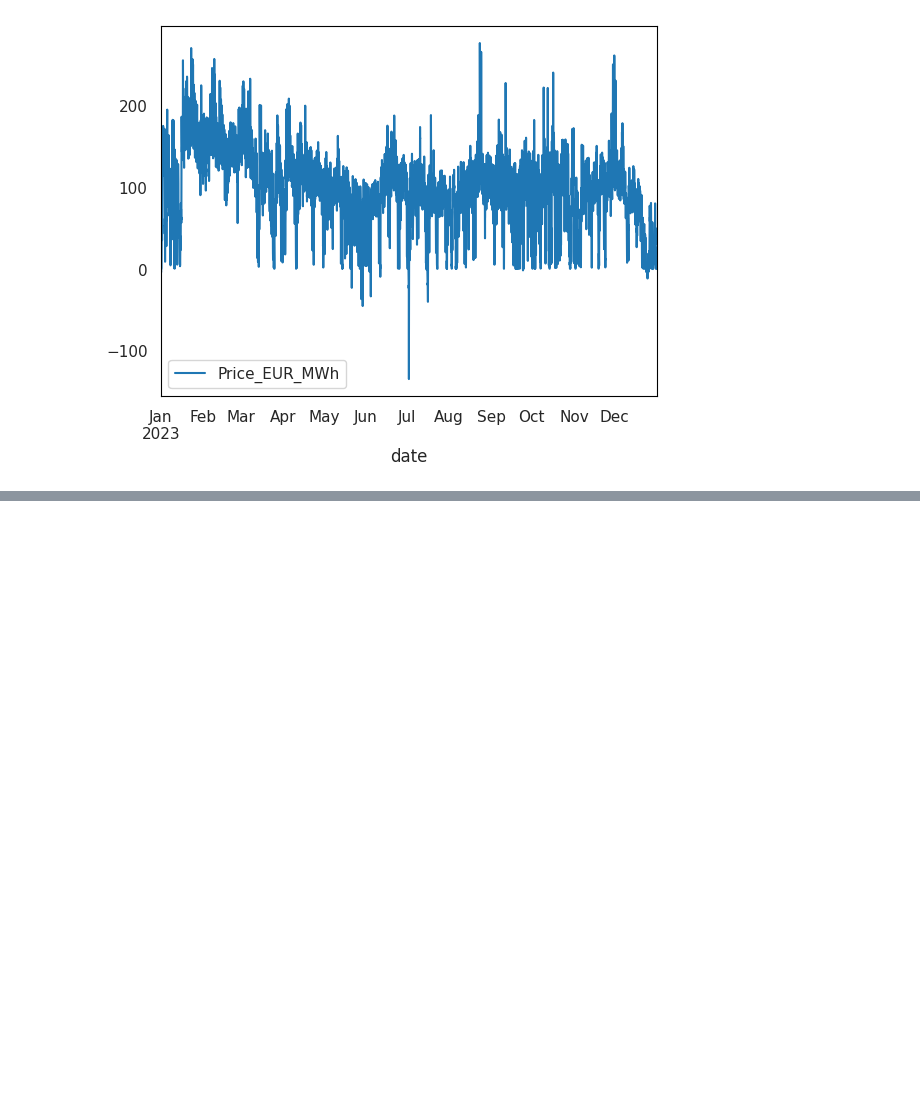
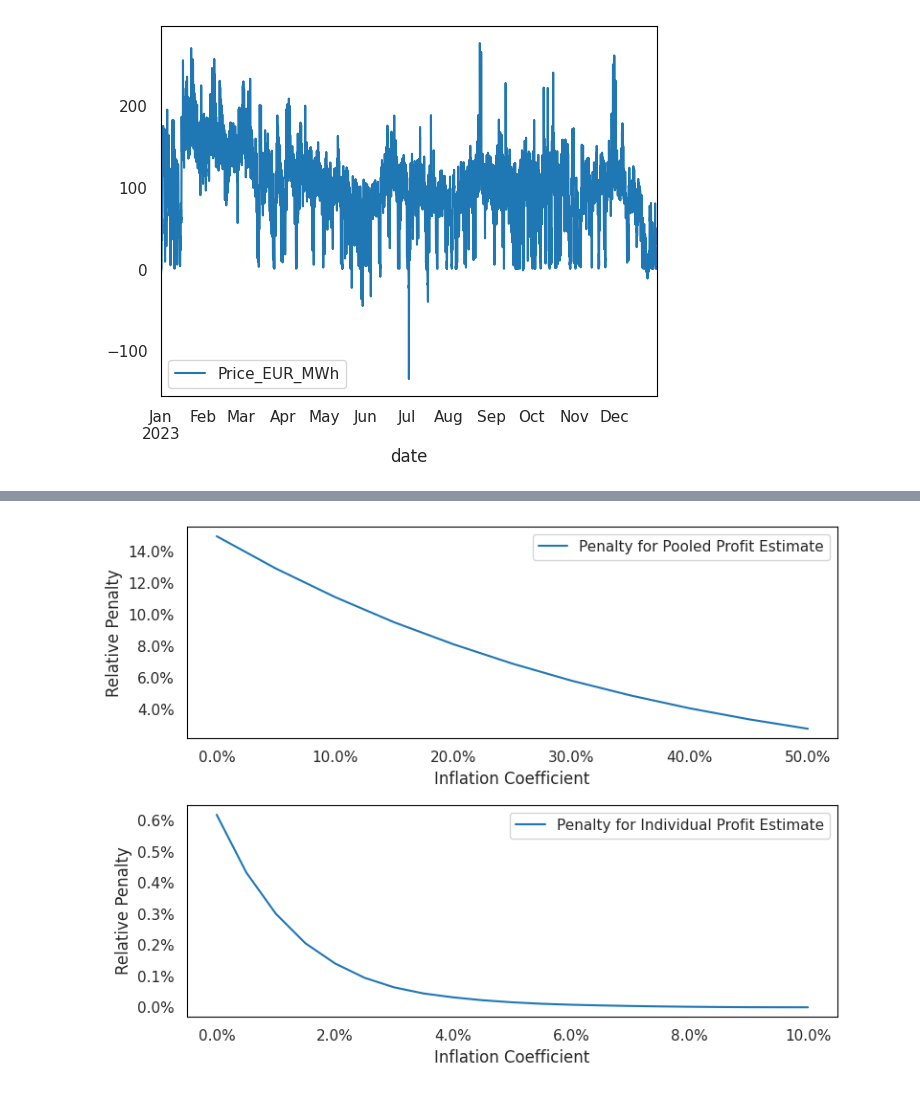
Before and after one commit to sylvaingchassang/generous_dynamic_contracting, a Jupyter notebook: gdc/notebooks/aligned_contracts_realized_price.ipynb, the cells around one changed output, grey strips where cells are left out. Cells and saved outputs as stored; diff of their text form; code cells hidden in the pictures; blank space fills up the shorter version.

Commit message:
aligned contract penalty

```diff
--- a/gdc/notebooks/aligned_contracts_realized_price.ipynb
+++ b/gdc/notebooks/aligned_contracts_realized_price.ipynb
@@ -108,2 +45,0 @@ agg_profit.plot()
-# %%
-relative_profitability = profits_6.rolling(7 * 24).mean().div(np.abs(agg_profit.rolling(7 * 24).mean())+ .001, axis=0)
@@ -147,0 +67,45 @@ predicted_profitability
+# %%
+def compute_penalties_by_estimator(power=6):
+    actual_profits = dic_profits_by_power[power]
+
+    penalties_pooled_profit_estimate = compute_penalties(
+        actual_profits, get_pooled_expected_profit(actual_profits), np.linspace(0, .5, 11))
+
+    penalties_individual_profit_estimate = compute_penalties(
+        actual_profits, get_individual_expected_profit(actual_profits), np.linspace(0, .1, 21))
+
+    return penalties_pooled_profit_estimate, penalties_individual_profit_estimate
+# %%
+def plot_penalties(power):
+    penalties_pooled_profit_estimate, penalties_individual_profit_estimate = \
+        compute_penalties_by_estimator(power)
+
+    # Extract sorted arrays
+    x1, y1 = zip(*sorted(penalties_pooled_profit_estimate.items()))
+    x2, y2 = zip(*sorted(penalties_individual_profit_estimate.items()))
+
+    fig, axes = plt.subplots(2, 1, figsize=(8, 6), sharex=False)
+
+    # --- Top: pooled ---
+    axes[0].plot(x1, y1)
+    axes[0].set_ylabel("Relative Penalty")
+    axes[0].legend(["Penalty for Pooled Profit Estimate"])
+    axes[0].set_xlabel("Inflation Coefficient")
+    axes[0].grid(True)
+
+    # --- Bottom: individual ---
+    axes[1].plot(x2, y2)
+    axes[1].set_ylabel("Relative Penalty")
+    axes[1].set_xlabel("Inflation Coefficient")
+    axes[1].legend(["Penalty for Individual Profit Estimate"])
+    axes[1].grid(True)
+
+    axes[0].yaxis.set_major_formatter(lambda x, pos: f"{100 * x:.1f}%")
+    axes[1].yaxis.set_major_formatter(lambda x, pos: f"{100 * x:.1f}%")
+    axes[0].xaxis.set_major_formatter(lambda x, pos: f"{100 * x:.1f}%")
+    axes[1].xaxis.set_major_formatter(lambda x, pos: f"{100 * x:.1f}%")
+# %%
+plot_penalties(6)
+save_fig('relative_penalties_aligned_contracts.png')
+# %% [output]
+[figure, added]
```
Also changed, not shown: parts of 14 cells of this notebook.
